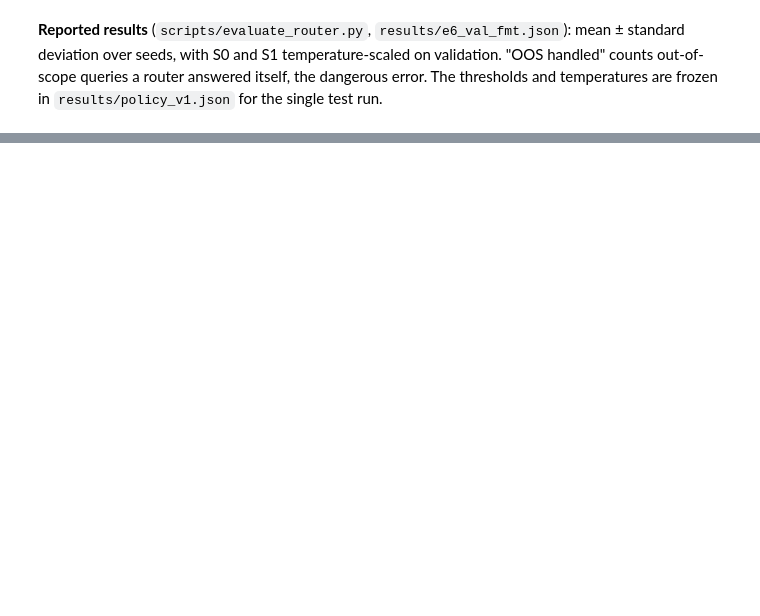
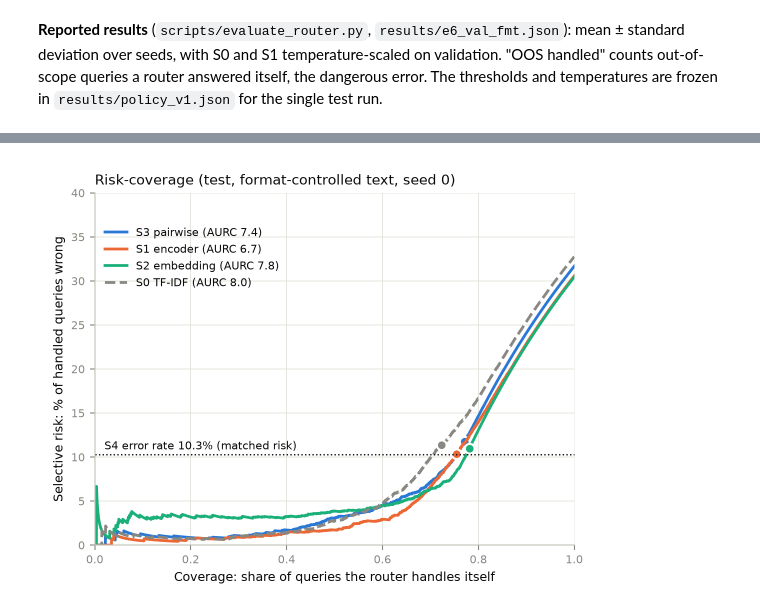
Before and after one commit to Krishil-Parmar/NLP_INDIVIDUAL, a Jupyter notebook: notebooks/00_submission.ipynb, the cells around one changed output, grey strips where cells are left out. Cells and saved outputs as stored; diff of their text form; code cells hidden in the pictures; blank space fills up the shorter version.

```diff
--- a/notebooks/00_submission.ipynb
+++ b/notebooks/00_submission.ipynb
@@ -466,0 +676,4 @@ pd.DataFrame(latency_rows).T
+# %%
+with open(data.RESULTS_DIR / "verdicts.json") as f:
+    verdicts = json.load(f)
+pd.DataFrame(verdicts["verdicts"]).set_index("id")
@@ -466,0 +692,4 @@ pd.DataFrame(latency_rows).T
+# %%
+with open(data.RESULTS_DIR / "e1_test.json") as f:
+    e1_test = json.load(f)
+pd.DataFrame({tag: {k: mean_pm_std(r["summary"], k) for k in METRIC_ORDER} for tag, r in e1_test["systems"].items()}).T
@@ -466,0 +704,15 @@ pd.DataFrame(latency_rows).T
+# %%
+with open(data.RESULTS_DIR / "e6_test_fmt.json") as f:
+    e6_test = json.load(f)
+s4_test = e6_test["s4"]
+print(f"Matched risk ({e6_test['llm_system']} on test): {100 * s4_test['error_rate']:.2f}% | in-scope accuracy "
+      f"{100 * s4_test['in_scope_accuracy']:.2f}%, OOS recall {100 * s4_test['oos_recall']:.2f}%, invalid replies {s4_test['invalid']}")
+pd.DataFrame({
+    tag: {"coverage at matched risk (%)": mean_pm_std(r["summary"], "coverage_at_matched_risk"),
+          "95% CI": f"[{100 * r['coverage_at_matched_risk_ci']['ci_low']:.2f}, {100 * r['coverage_at_matched_risk_ci']['ci_high']:.2f}]",
+          "policy v1 coverage (%)": mean_pm_std(r["summary"], "coverage"),
+          "policy v1 selective risk (%)": mean_pm_std(r["summary"], "selective_risk"),
+          "OOS handled": f"{r['summary']['oos_handled']['mean']:.1f}",
+          "cost per 1,000 queries (US$)": f"{r['summary']['cost_per_1000_usd']['mean']:.3f}"}
+    for tag, r in e6_test["systems"].items()
+}).T
@@ -466,0 +726,5 @@ pd.DataFrame(latency_rows).T
+# %%
+# Risk-coverage curves on test (seed 0); dots mark the policy v1 operating points (validation thresholds).
+Image(filename=str(data.PROJECT_ROOT / e6_test["figure"]), width=560)
+# %% [output]
+[figure, added]
```
Also changed, not shown: parts of 41 cells of this notebook, 5 other files.
